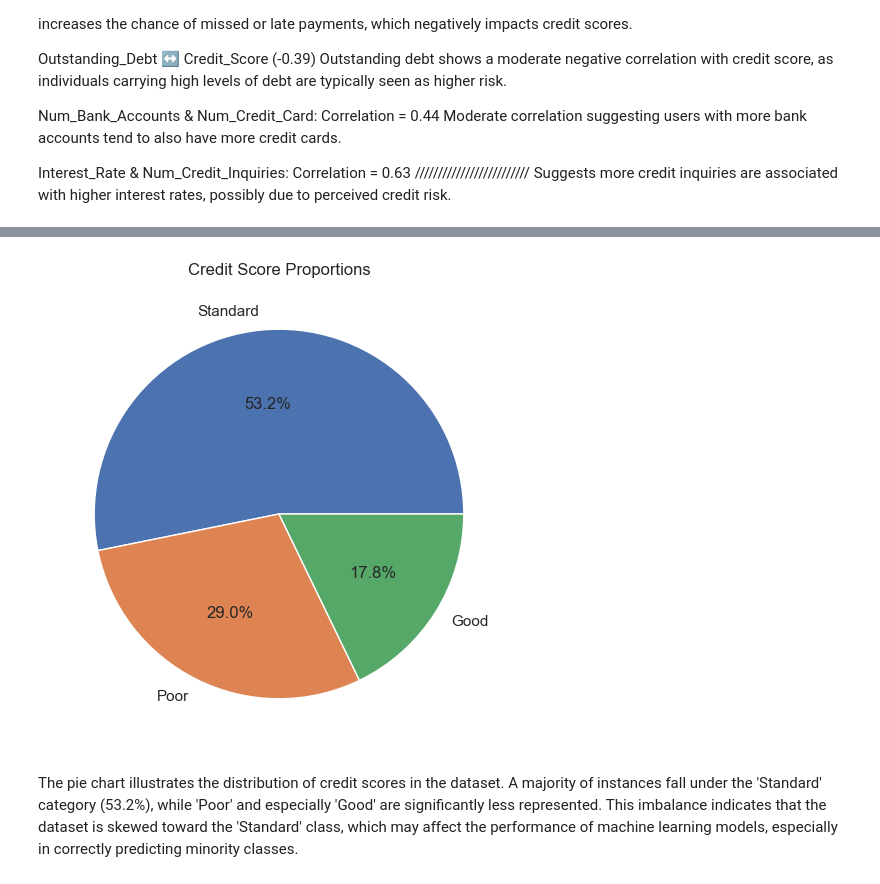
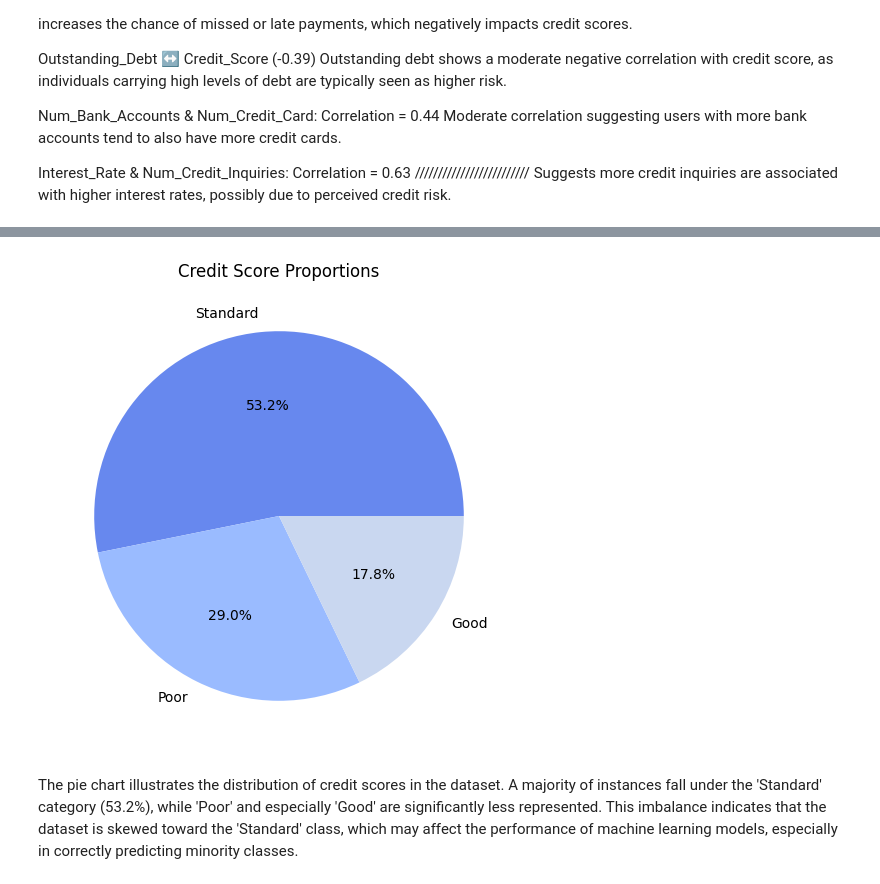
Before and after one commit to AhmedMohamady1/Credit-Score-Classification, a Jupyter notebook: EDA.ipynb, the cells around one changed output, grey strips where cells are left out. Saved outputs shown, nothing was run; the diff lists cells and outputs as text; code cells hidden in the pictures.

```diff
--- a/EDA.ipynb
+++ b/EDA.ipynb
@@ -71,17 +71,3 @@ encoding_map = {'Poor': 1, 'Standard': 2, 'Good': 3}
 df['Credit_Score2'] = df['Credit_Score'].map(encoding_map)
 # %%
 numeric_columns = df.select_dtypes(include=["int64", "float64"]).columns
-# %%
-sns.set(style="whitegrid")
-plt.figure(figsize=(16, 20))
-
-# Create subplots for all numeric features
-for i, col in enumerate(numeric_columns, 1):
-    plt.subplot((len(numeric_columns) + 2) // 3, 3, i)
-    sns.histplot(df[col].dropna(), kde=True, bins=30)
-    plt.title(f'Distribution of {col}')
-    plt.xlabel(col)
-    plt.ylabel('Frequency')
-
-plt.tight_layout()
-plt.show()
@@ -150,14 +147,14 @@ Credit_History_Age_in_months    1.001341e+04
 Credit_Score2                   4.557877e-01
 dtype: float64
 # %%
-# Pie chart version
+sns.set_palette("coolwarm")
 plt.figure(figsize=(6, 6))
 df['Credit_Score'].value_counts().plot.pie(autopct='%1.1f%%')
 plt.title('Credit Score Proportions')
 plt.ylabel('')
 plt.show()
 # %% [output]
-[figure, old version]
+[figure, new version]
 # %% [markdown]
 The pie chart illustrates the distribution of credit scores in the dataset. A majority of instances fall under the 'Standard' category (53.2%), while 'Poor' and especially 'Good' are significantly less represented. This imbalance indicates that the dataset is skewed toward the 'Standard' class, which may affect the performance of machine learning models, especially in correctly predicting minority classes.
 # %%
```
Also changed, not shown: parts of 22 cells of this notebook.
